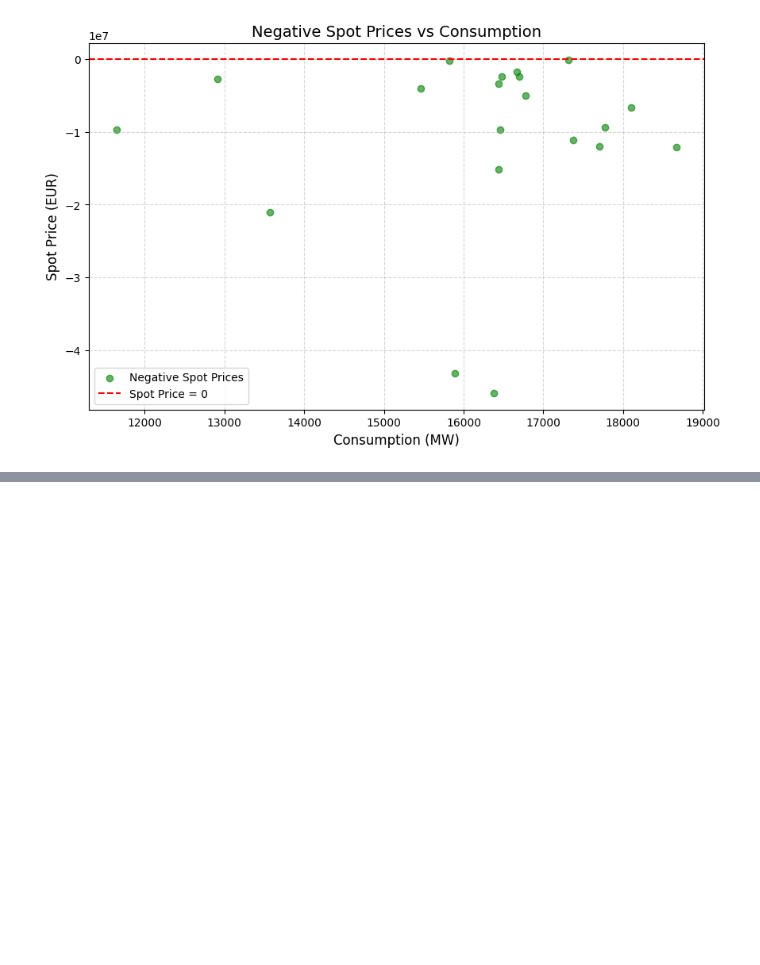
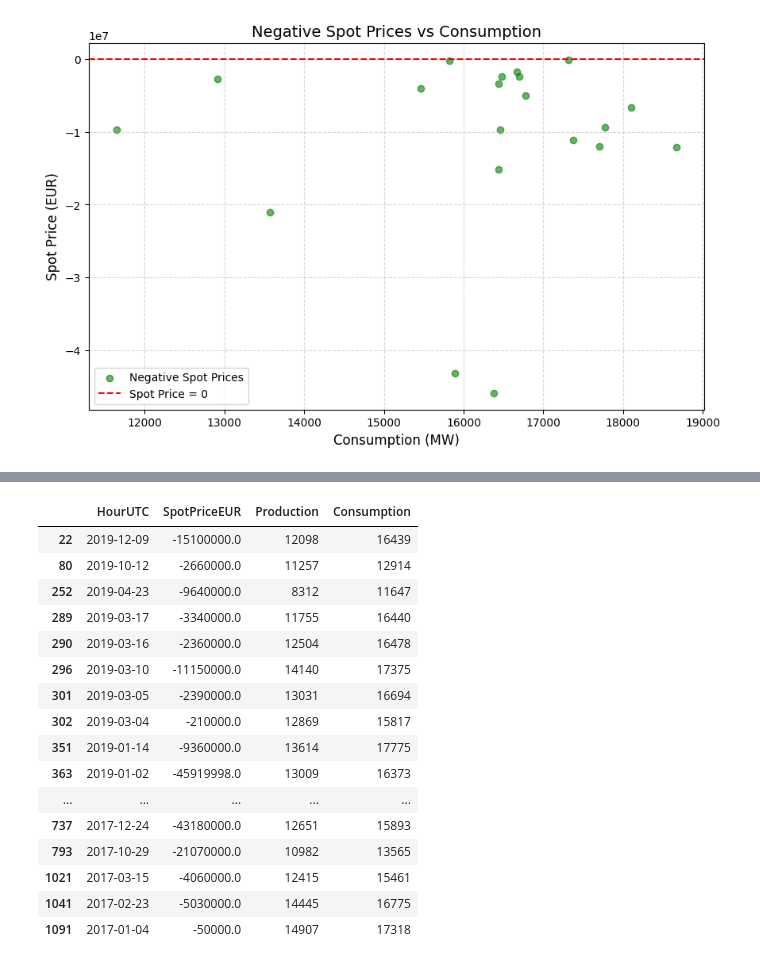
Before and after one commit to ChristopherIanPeck/energy-weather-forecasting, a Jupyter notebook: energy-weather-forecasting.ipynb, the cells around one changed output, grey strips where cells are left out. Saved outputs shown, nothing was run; the diff lists cells and outputs as text; code cells hidden in the pictures; blank space fills up the shorter version.

```diff
--- a/energy-weather-forecasting.ipynb
+++ b/energy-weather-forecasting.ipynb
@@ -296,0 +305,24 @@ plt.show()
+# %%
+# Filtering rows where the spot price is negative
+negative_spot_prices = merged_df[merged_df['SpotPriceEUR'] < 0]
+
+# Checking the corresponding production and consumption values
+negative_spot_prices[['HourUTC', 'SpotPriceEUR', 'Production', 'Consumption']]
+# %% [output]
+|  | HourUTC | SpotPriceEUR | Production | Consumption |
+| 22 | 2019-12-09 | -15100000.0 | 12098 | 16439 |
+| 80 | 2019-10-12 | -2660000.0 | 11257 | 12914 |
+| 252 | 2019-04-23 | -9640000.0 | 8312 | 11647 |
+| 289 | 2019-03-17 | -3340000.0 | 11755 | 16440 |
+| 290 | 2019-03-16 | -2360000.0 | 12504 | 16478 |
+| 296 | 2019-03-10 | -11150000.0 | 14140 | 17375 |
+| 301 | 2019-03-05 | -2390000.0 | 13031 | 16694 |
+| 302 | 2019-03-04 | -210000.0 | 12869 | 15817 |
+| 351 | 2019-01-14 | -9360000.0 | 13614 | 17775 |
+| 363 | 2019-01-02 | -45919998.0 | 13009 | 16373 |
+| ... | ... | ... | ... | ... |
+| 737 | 2017-12-24 | -43180000.0 | 12651 | 15893 |
+| 793 | 2017-10-29 | -21070000.0 | 10982 | 13565 |
+| 1021 | 2017-03-15 | -4060000.0 | 12415 | 15461 |
+| 1041 | 2017-02-23 | -5030000.0 | 14445 | 16775 |
+| 1091 | 2017-01-04 | -50000.0 | 14907 | 17318 |
```
Also changed, not shown: parts of 4 cells of this notebook.
